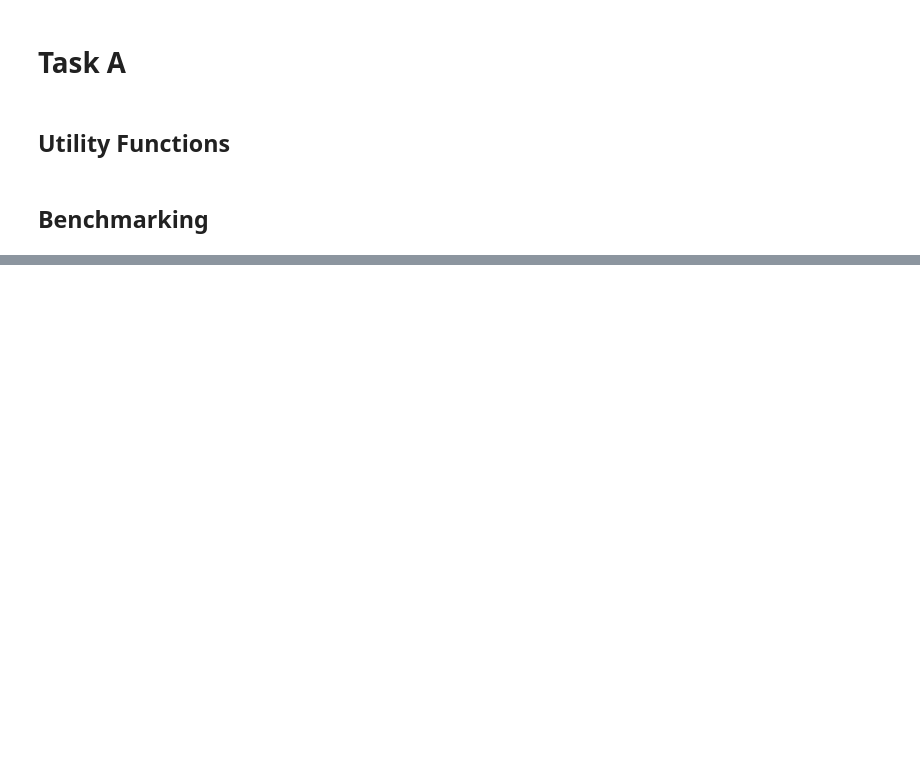
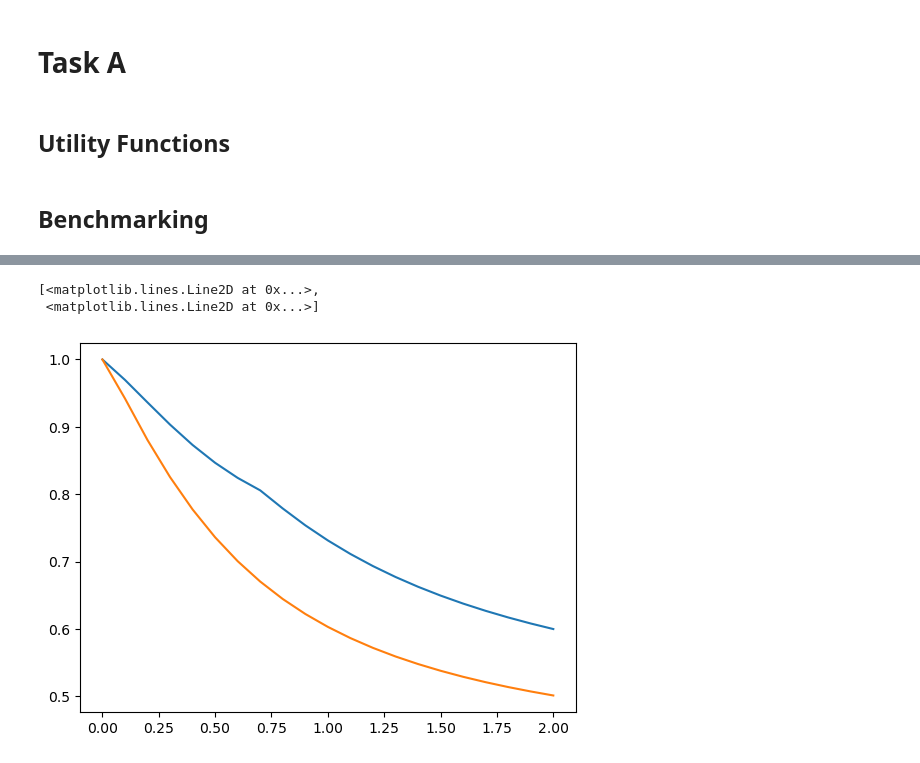
Before and after one commit to Jan5113/QHack25, a Jupyter notebook: denoising.ipynb, the cells around one changed output, grey strips where cells are left out. Drawn from its saved outputs; the diff is of its cells as text; code cells hidden in the pictures; blank space fills up the shorter version.

```diff
--- a/denoising.ipynb
+++ b/denoising.ipynb
@@ -229,0 +142,7 @@ plt.show()
+# %%
+reference = dq.fock(5, 1)
+v_noise = np.linspace(0, 2, 21)
+one_zero_noise_zero = []
+for noise in v_noise:
+    temp_fidelity = benchmark_fidelity(reference, 1, 0, noise, 0)
+    one_zero_noise_zero.append(temp_fidelity)
@@ -229,0 +167,6 @@ plt.show()
+# %%
+plt.plot(v_noise, one_zero_noise_zero)
+# %% [output]
+[<matplotlib.lines.Line2D at 0x...>,
+ <matplotlib.lines.Line2D at 0x...>]
+[figure, added]
```
Also changed, not shown: parts of 18 cells of this notebook, 2 other files.
